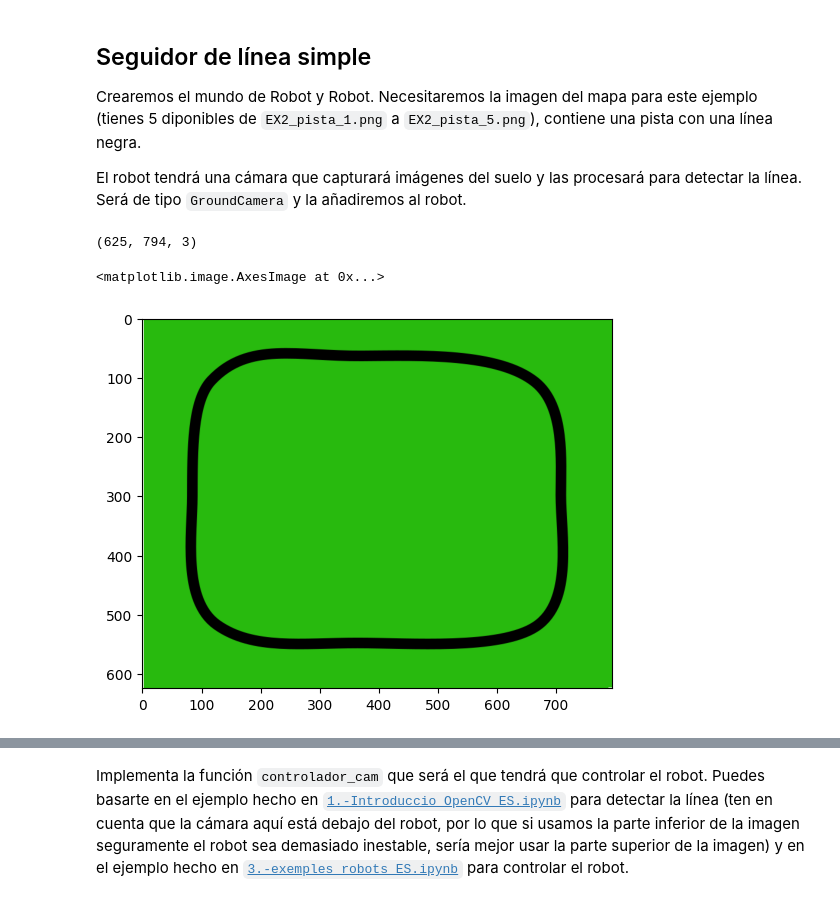
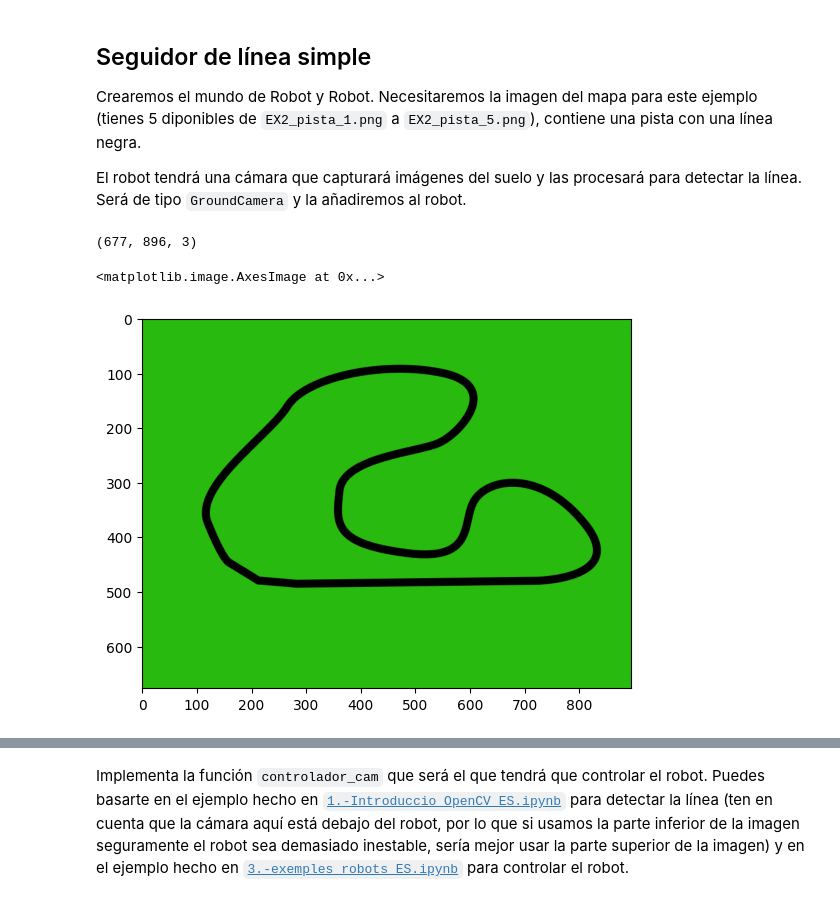
Before and after one commit to Guille63/MIA-IABD-2425, a Jupyter notebook: UD04/notebooks/EX2.-navegant_camera_ES.ipynb, the cells around one changed output, grey strips where cells are left out. Drawn from its saved outputs; the diff is of its cells as text; code cells hidden in the pictures.

```diff
--- a/UD04/notebooks/EX2.-navegant_camera_ES.ipynb
+++ b/UD04/notebooks/EX2.-navegant_camera_ES.ipynb
@@ -38,18 +38,18 @@ Crearemos el mundo de Robot y Robot. Necesitaremos la imagen del mapa para este
 
 El robot tendrá una cámara que capturará imágenes del suelo y las procesará para detectar la línea. Será de tipo `GroundCamera` y la añadiremos al robot.
 # %%
-nom_imatge = "EX2_pista_5.png"
+nom_imatge = "EX2_pista_1.png"
 
 # Cargamos la imagen en una variable
 
 img = cv2.imread(nom_imatge)
 print(img.shape)
 # Mostramos la imagen
 plt.imshow(cv2.cvtColor(img, cv2.COLOR_BGR2RGB))
 # %% [output]
-(625, 794, 3)
+(677, 896, 3)
 <matplotlib.image.AxesImage at 0x...>
-[figure, old version]
+[figure, new version]
 # %%
 world = bots.World(220, 180, boundary_wall_color="yellow", ground_image_filename=nom_imatge)
 
```
Also changed, not shown: parts of 4 cells of this notebook.
